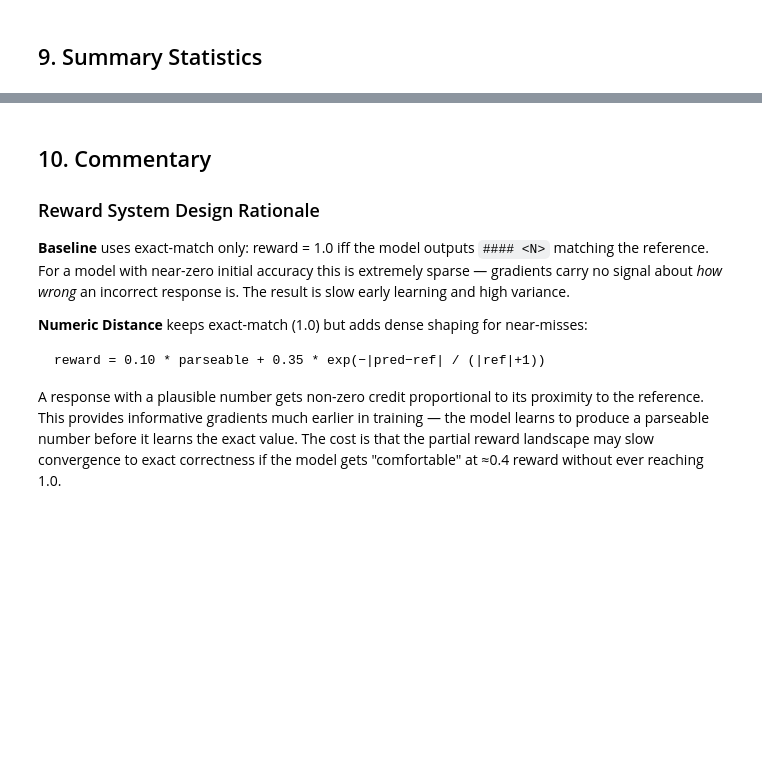
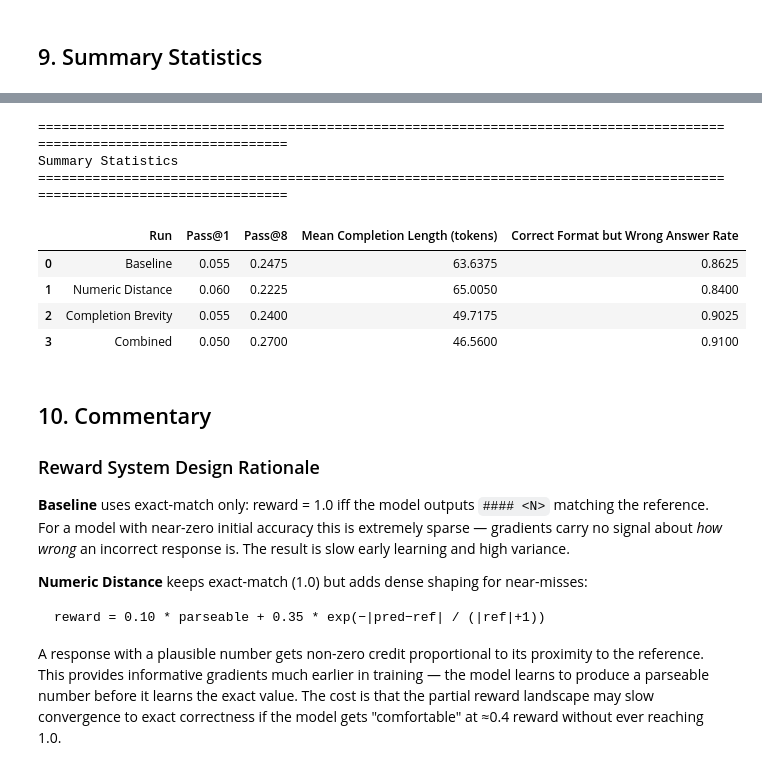
Before and after one commit to YoyoLiuuu/nanochat, a Jupyter notebook: analysis.ipynb, the cells around one changed output, grey strips where cells are left out. Cells and saved outputs as stored; diff of their text form; code cells hidden in the pictures; blank space fills up the shorter version.

```diff
--- a/analysis.ipynb
+++ b/analysis.ipynb
@@ -446,3 +589,70 @@ print('=' * 65)
+# %%
+summary_rows = []
+
+for label in runs:
+    df_run = df[df["run"] == label].copy()
+    if df_run.empty:
+        continue
+
+    last = df_run["step"].max()
+    df_last = df_run[df_run["step"] == last].copy()
+
+    # Keep one completion per problem for per-problem diagnostics
+    if "sample" in df_last.columns:
+        df_last_s0 = df_last[df_last["sample"] == 0].copy()
+    else:
+        df_last_s0 = df_last.copy()
+
+    # Existing metrics (last-step pass@1 / pass@8)
+    _, vals_p1 = passk_curve(df_last, 1)
+    _, vals_p8 = passk_curve(df_last, 8)
+    p1 = vals_p1[0] if vals_p1 else float("nan")
+    p8 = vals_p8[0] if vals_p8 else float("nan")
+
+    row = {
+        "Run": label,
+        "Pass@1": p1,
+        "Pass@8": p8,
+    }
+
+    # Requested: final reward mean/std (only if reward exists)
+    if "reward" in df_last.columns:
+        row["Final Reward (mean)"] = pd.to_numeric(df_last["reward"], errors="coerce").mean()
+        row["Final Reward (std)"] = pd.to_numeric(df_last["reward"], errors="coerce").std()
+
+    # Requested: mean completion length (approx token count via whitespace tokens)
+    if "generated" in df_last_s0.columns:
+        tok_lens = df_last_s0["generated"].fillna("").astype(str).str.findall(r"\S+").str.len()
+        row["Mean Completion Length (tokens)"] = tok_lens.mean()
+
+        # Requested: correct format but wrong answer rate
+        has_marker = df_last_s0["generated"].fillna("").astype(str).str.contains(r"####", regex=True)
+        wrong = ~df_last_s0["is_correct"].astype(bool)
+        denom = len(df_last_s0)
+        row["Correct Format but Wrong Answer Rate"] = ((has_marker & wrong).sum() / denom) if denom else float("nan")
+
+    summary_rows.append(row)
+
+summary_df = pd.DataFrame(summary_rows)
+
+# pretty formatting
+for col in summary_df.columns:
+    if col not in ["Run", "Last Step"]:
+        summary_df[col] = pd.to_numeric(summary_df[col])
+
+print("=" * 120)
+print("Summary Statistics")
+print("=" * 120)
+display(summary_df.round(4))
+# %% [output]
+========================================================================================================================
+Summary Statistics
+========================================================================================================================
+|  | Run | Pass@1 | Pass@8 | Mean Completion Length (tokens) | Correct Format but Wrong Answer Rate |
+| 0 | Baseline | 0.055 | 0.2475 | 63.6375 | 0.8625 |
+| 1 | Numeric Distance | 0.060 | 0.2225 | 65.0050 | 0.8400 |
+| 2 | Completion Brevity | 0.055 | 0.2400 | 49.7175 | 0.9025 |
+| 3 | Combined | 0.050 | 0.2700 | 46.5600 | 0.9100 |
 # %% [markdown]
 ## 10. Commentary
 
```
Also changed, not shown: parts of 13 cells of this notebook, 24 other files.
